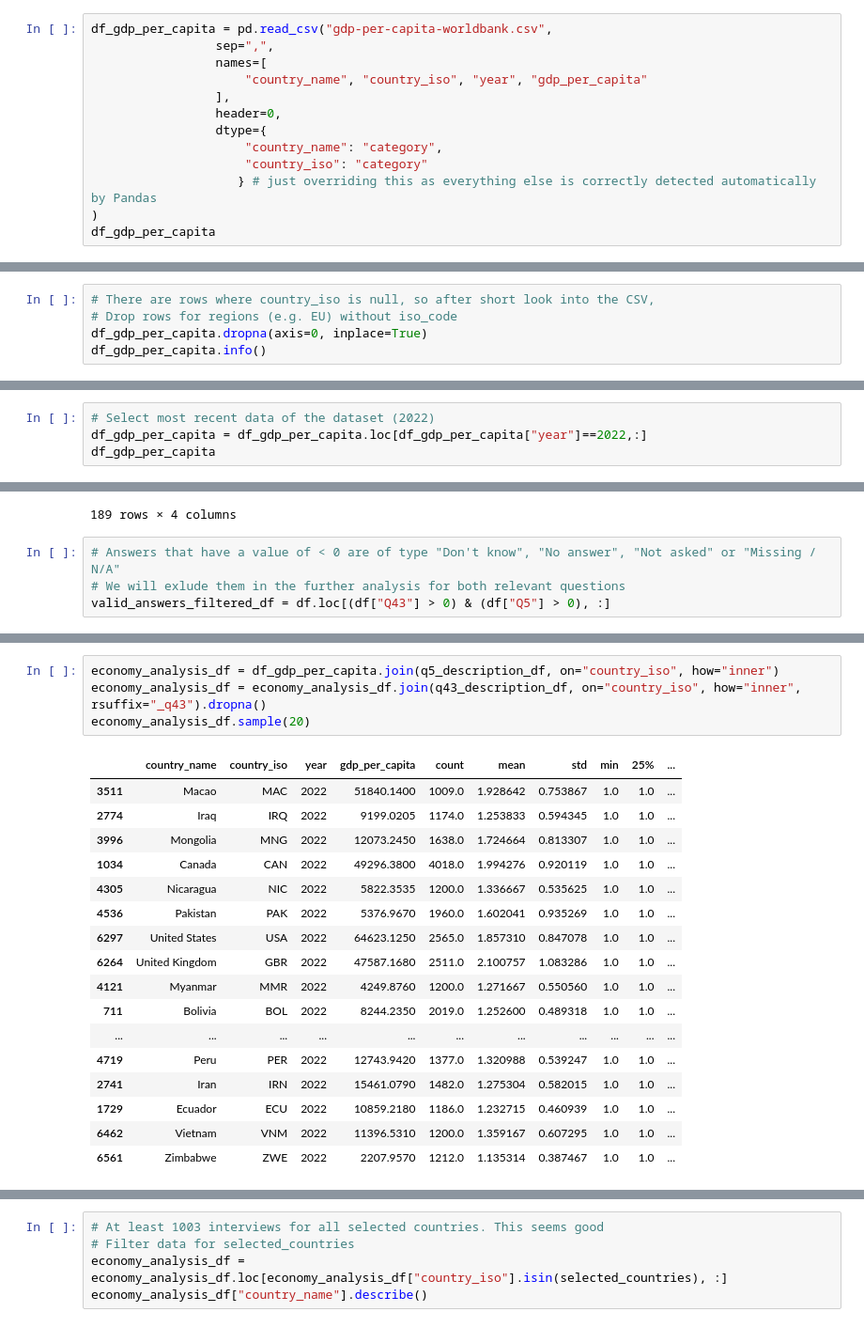
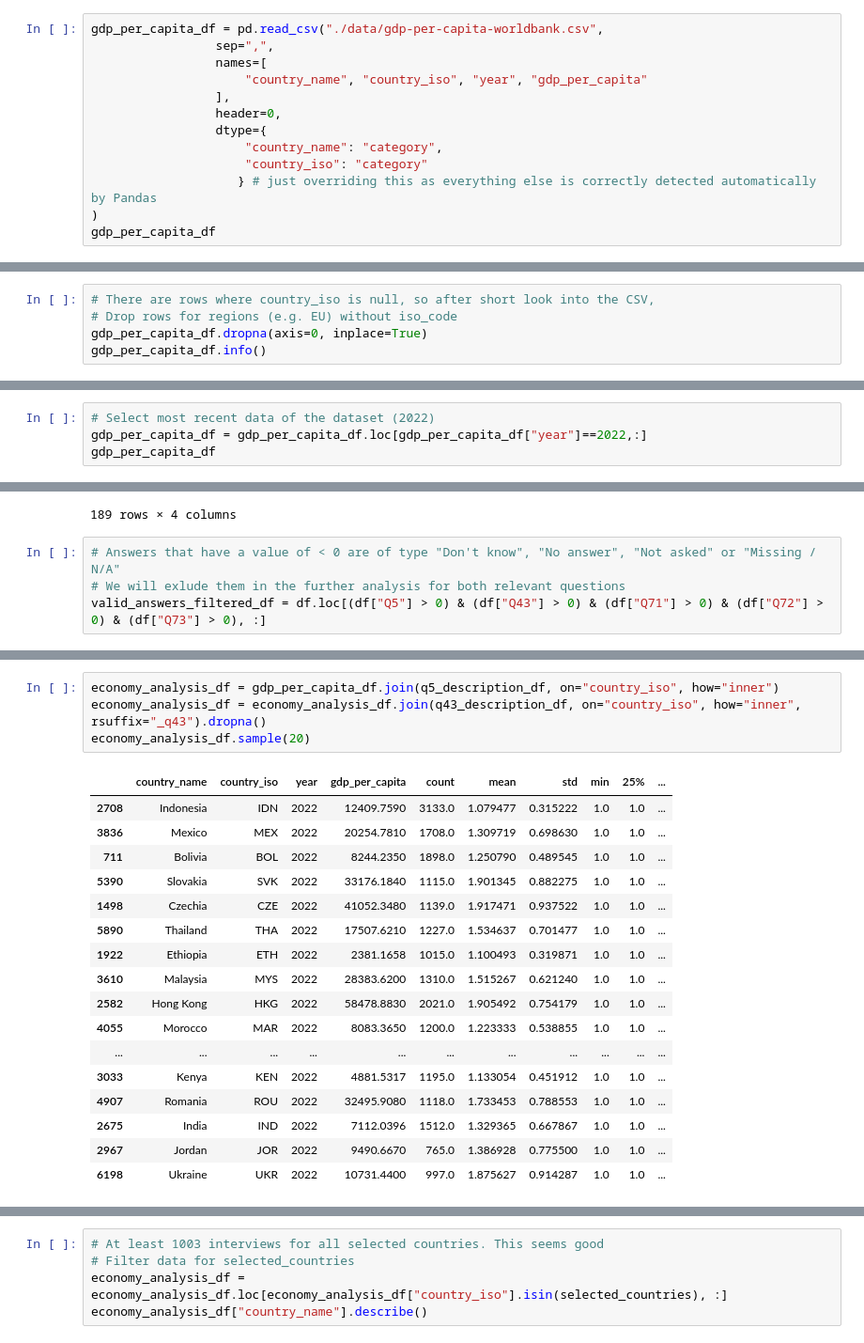
Before and after one commit to newjonny/world-values-survey-pandas-notebook, a Jupyter notebook: analysis.ipynb, the cells around one changed output, grey strips where cells are left out. Shown at 94% size. Saved outputs shown, nothing was run; the diff lists cells and outputs as text.

```diff
--- a/analysis.ipynb
+++ b/analysis.ipynb
@@ -136,7 +136,7 @@ Additional data used for [GDP data][1]:
 
 [1]: https://ourworldindata.org/grapher/gdp-per-capita-worldbank
 # %%
-df_gdp_per_capita = pd.read_csv("gdp-per-capita-worldbank.csv",
+gdp_per_capita_df = pd.read_csv("./data/gdp-per-capita-worldbank.csv",
                  sep=",",
                  names=[
                      "country_name", "country_iso", "year", "gdp_per_capita"
@@ -147,7 +147,7 @@ df_gdp_per_capita = pd.read_csv("gdp-per-capita-worldbank.csv",
                      "country_iso": "category"
                     } # just overriding this as everything else is correctly detected automatically by Pandas
 )
-df_gdp_per_capita
+gdp_per_capita_df
 # %% [output]
 |  | country_name | country_iso | year | gdp_per_capita |
 | 0 | Afghanistan | AFG | 2002 | 1280.4631 |
@@ -179,8 +179,8 @@ memory usage: 135.5 KB
 # %%
 # There are rows where country_iso is null, so after short look into the CSV,
 # Drop rows for regions (e.g. EU) without iso_code
-df_gdp_per_capita.dropna(axis=0, inplace=True)
-df_gdp_per_capita.info()
+gdp_per_capita_df.dropna(axis=0, inplace=True)
+gdp_per_capita_df.info()
 # %% [output]
 <class 'pandas.core.frame.DataFrame'>
 Index: 6133 entries, 0 to 6561
@@ -195,8 +195,8 @@ dtypes: category(2), float64(1), int64(1)
 memory usage: 174.9 KB
 # %%
 # Select most recent data of the dataset (2022)
-df_gdp_per_capita = df_gdp_per_capita.loc[df_gdp_per_capita["year"]==2022,:]
-df_gdp_per_capita
+gdp_per_capita_df = gdp_per_capita_df.loc[gdp_per_capita_df["year"]==2022,:]
+gdp_per_capita_df
 # %% [output]
 |  | country_name | country_iso | year | gdp_per_capita |
 | 52 | Albania | ALB | 2022 | 15492.0670 |
@@ -214,7 +214,7 @@ df_gdp_per_capita
 # %%
 # Answers that have a value of < 0 are of type "Don't know", "No answer", "Not asked" or "Missing / N/A"
 # We will exlude them in the further analysis for both relevant questions
-valid_answers_filtered_df = df.loc[(df["Q43"] > 0) & (df["Q5"] > 0), :]
+valid_answers_filtered_df = df.loc[(df["Q5"] > 0) & (df["Q43"] > 0) & (df["Q71"] > 0) & (df["Q72"] > 0) & (df["Q73"] > 0), :]
 # %%
 # .describe() already offers the mean and std-deviation over all rows
 # This is what we need for further analysis
@@ -238,26 +244,26 @@ q43_description_df
 66 rows × 8 columns
 # %%
-economy_analysis_df = df_gdp_per_capita.join(q5_description_df, on="country_iso", how="inner")
+economy_analysis_df = gdp_per_capita_df.join(q5_description_df, on="country_iso", how="inner")
 economy_analysis_df = economy_analysis_df.join(q43_description_df, on="country_iso", how="inner", rsuffix="_q43").dropna()
 economy_analysis_df.sample(20)
 # %% [output]
 |  | country_name | country_iso | year | gdp_per_capita | count | mean | std | min | 25% | ... |
-| 3511 | Macao | MAC | 2022 | 51840.1400 | 1009.0 | 1.928642 | 0.753867 | 1.0 | 1.0 | ... |
-| 2774 | Iraq | IRQ | 2022 | 9199.0205 | 1174.0 | 1.253833 | 0.594345 | 1.0 | 1.0 | ... |
-| 3996 | Mongolia | MNG | 2022 | 12073.2450 | 1638.0 | 1.724664 | 0.813307 | 1.0 | 1.0 | ... |
-| 1034 | Canada | CAN | 2022 | 49296.3800 | 4018.0 | 1.994276 | 0.920119 | 1.0 | 1.0 | ... |
-| 4305 | Nicaragua | NIC | 2022 | 5822.3535 | 1200.0 | 1.336667 | 0.535625 | 1.0 | 1.0 | ... |
-| 4536 | Pakistan | PAK | 2022 | 5376.9670 | 1960.0 | 1.602041 | 0.935269 | 1.0 | 1.0 | ... |
-| 6297 | United States | USA | 2022 | 64623.1250 | 2565.0 | 1.857310 | 0.847078 | 1.0 | 1.0 | ... |
-| 6264 | United Kingdom | GBR | 2022 | 47587.1680 | 2511.0 | 2.100757 | 1.083286 | 1.0 | 1.0 | ... |
-| 4121 | Myanmar | MMR | 2022 | 4249.8760 | 1200.0 | 1.271667 | 0.550560 | 1.0 | 1.0 | ... |
-| 711 | Bolivia | BOL | 2022 | 8244.2350 | 2019.0 | 1.252600 | 0.489318 | 1.0 | 1.0 | ... |
+| 2708 | Indonesia | IDN | 2022 | 12409.7590 | 3133.0 | 1.079477 | 0.315222 | 1.0 | 1.0 | ... |
+| 3836 | Mexico | MEX | 2022 | 20254.7810 | 1708.0 | 1.309719 | 0.698630 | 1.0 | 1.0 | ... |
+| 711 | Bolivia | BOL | 2022 | 8244.2350 | 1898.0 | 1.250790 | 0.489545 | 1.0 | 1.0 | ... |
+| 5390 | Slovakia | SVK | 2022 | 33176.1840 | 1115.0 | 1.901345 | 0.882275 | 1.0 | 1.0 | ... |
+| 1498 | Czechia | CZE | 2022 | 41052.3480 | 1139.0 | 1.917471 | 0.937522 | 1.0 | 1.0 | ... |
+| 5890 | Thailand | THA | 2022 | 17507.6210 | 1227.0 | 1.534637 | 0.701477 | 1.0 | 1.0 | ... |
+| 1922 | Ethiopia | ETH | 2022 | 2381.1658 | 1015.0 | 1.100493 | 0.319871 | 1.0 | 1.0 | ... |
+| 3610 | Malaysia | MYS | 2022 | 28383.6200 | 1310.0 | 1.515267 | 0.621240 | 1.0 | 1.0 | ... |
+| 2582 | Hong Kong | HKG | 2022 | 58478.8830 | 2021.0 | 1.905492 | 0.754179 | 1.0 | 1.0 | ... |
+| 4055 | Morocco | MAR | 2022 | 8083.3650 | 1200.0 | 1.223333 | 0.538855 | 1.0 | 1.0 | ... |
 | ... | ... | ... | ... | ... | ... | ... | ... | ... | ... | ... |
-| 4719 | Peru | PER | 2022 | 12743.9420 | 1377.0 | 1.320988 | 0.539247 | 1.0 | 1.0 | ... |
-| 2741 | Iran | IRN | 2022 | 15461.0790 | 1482.0 | 1.275304 | 0.582015 | 1.0 | 1.0 | ... |
-| 1729 | Ecuador | ECU | 2022 | 10859.2180 | 1186.0 | 1.232715 | 0.460939 | 1.0 | 1.0 | ... |
-| 6462 | Vietnam | VNM | 2022 | 11396.5310 | 1200.0 | 1.359167 | 0.607295 | 1.0 | 1.0 | ... |
-| 6561 | Zimbabwe | ZWE | 2022 | 2207.9570 | 1212.0 | 1.135314 | 0.387467 | 1.0 | 1.0 | ... |
+| 3033 | Kenya | KEN | 2022 | 4881.5317 | 1195.0 | 1.133054 | 0.451912 | 1.0 | 1.0 | ... |
+| 4907 | Romania | ROU | 2022 | 32495.9080 | 1118.0 | 1.733453 | 0.788553 | 1.0 | 1.0 | ... |
+| 2675 | India | IND | 2022 | 7112.0396 | 1512.0 | 1.329365 | 0.667867 | 1.0 | 1.0 | ... |
+| 2967 | Jordan | JOR | 2022 | 9490.6670 | 765.0 | 1.386928 | 0.775500 | 1.0 | 1.0 | ... |
+| 6198 | Ukraine | UKR | 2022 | 10731.4400 | 997.0 | 1.875627 | 0.914287 | 1.0 | 1.0 | ... |
 # %%
 # Our analysis focuses on these countries:
 selected_countries = [
```
Also changed, not shown: parts of 21 cells of this notebook, 8 other files.
